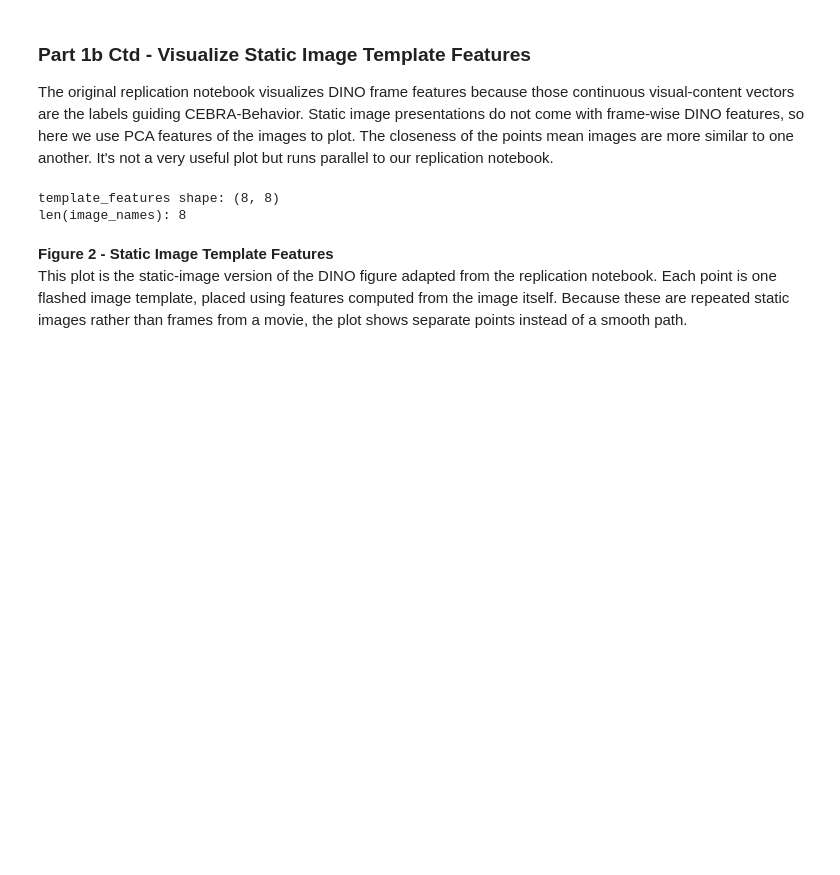
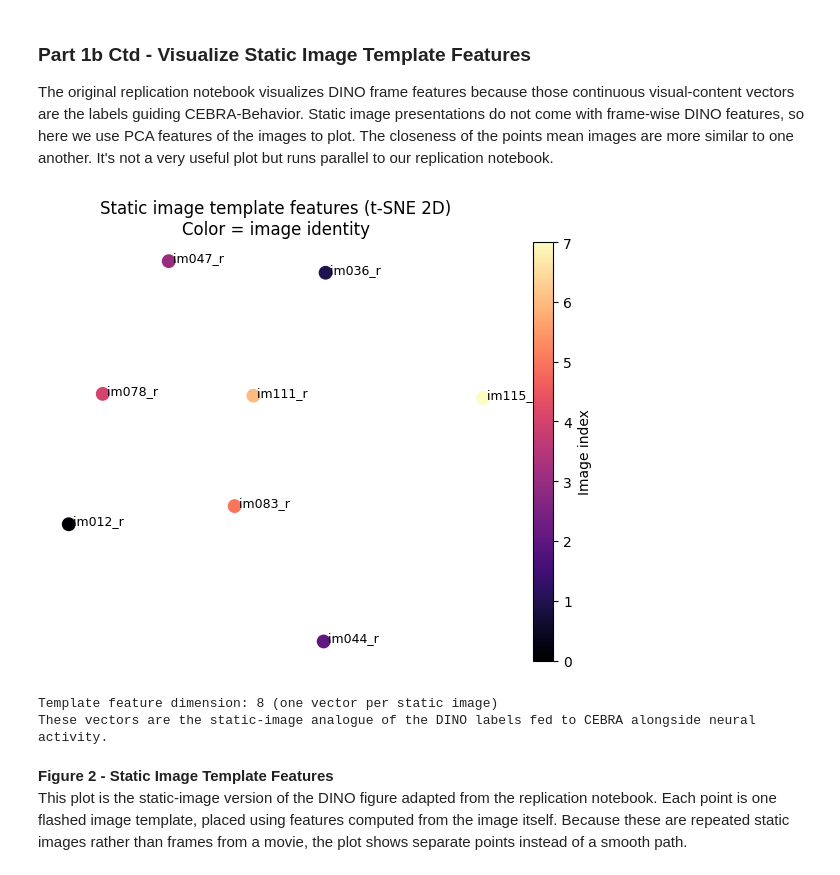
Before and after one commit to adrianylee/BIPN-162-Final-Project, a Jupyter notebook: VISp_Static_Image_CEBRA_Replication_Style.ipynb, the cells around one changed output. Cells and saved outputs as stored; diff of their text form; code cells hidden in the pictures; blank space fills up the shorter version.

Commit message:
Update VISp static image CEBRA notebook

```diff
--- a/VISp_Static_Image_CEBRA_Replication_Style.ipynb
+++ b/VISp_Static_Image_CEBRA_Replication_Style.ipynb
@@ -351,22 +351,42 @@ The two panels above show the raw neural input used for the VISp analysis. The l
 
 The original replication notebook visualizes DINO frame features because those continuous visual-content vectors are the labels guiding CEBRA-Behavior. Static image presentations do not come with frame-wise DINO features, so here we use PCA features of the images to plot. The closeness of the points mean images are more similar to one another. It's not a very useful plot but runs parallel to our replication notebook.
 # %%
-image_names = sorted(stim_balanced["image_name"].unique())
+# DINO-esque plot (but its discrete points because our data is discrete)
+template_tsne = TSNE(
+    n_components=2,
+    init='pca',
+    learning_rate='auto',
+    perplexity=min(5, len(image_names) - 1),
+    random_state=seed
+)
 
-template_pixels = np.stack([
-    templates.loc[img, "warped"].astype(np.float32).ravel()
-    for img in image_names
-])
+template_tsne_viz = template_tsne.fit_transform(template_features)
 
-template_pixels_z = StandardScaler().fit_transform(template_pixels)
-template_feature_dim = min(8, template_pixels_z.shape[0], template_pixels_z.shape[1])
-template_features = PCA(n_components=template_feature_dim, random_state=seed).fit_transform(template_pixels_z)
+fig = plt.figure(figsize=(6, 5))
+sc = plt.scatter(
+    template_tsne_viz[:, 0],
+    template_tsne_viz[:, 1],
+    c=np.arange(len(image_names)),
+    cmap='magma',
+    s=80
+)
 
-print("template_features shape:", template_features.shape)
-print("len(image_names):", len(image_names))
+for i, img in enumerate(image_names):
+    plt.text(template_tsne_viz[i, 0], template_tsne_viz[i, 1], f' {img}', fontsize=9)
+
+plt.colorbar(sc, label='Image index')
+plt.axis('off')
+plt.title('Static image template features (t-SNE 2D)\nColor = image identity')
+plt.tight_layout()
+plt.savefig('p1_02_template_feature_tsne.png', dpi=120, bbox_inches='tight')
+plt.show()
+
+print(f'Template feature dimension: {template_features.shape[1]} (one vector per static image)')
+print('These vectors are the static-image analogue of the DINO labels fed to CEBRA alongside neural activity.')
 # %% [output]
+[figure, added]
-template_features shape: (8, 8)
-len(image_names): 8
+Template feature dimension: 8 (one vector per static image)
+These vectors are the static-image analogue of the DINO labels fed to CEBRA alongside neural activity.
 # %% [markdown]
 **Figure 2 - Static Image Template Features**
 This plot is the static-image version of the DINO figure adapted from the replication notebook. Each point is one flashed image template, placed using features computed from the image itself. Because these are repeated static images rather than frames from a movie, the plot shows separate points instead of a smooth path.
```
Also changed, not shown: parts of 2 cells of this notebook.
